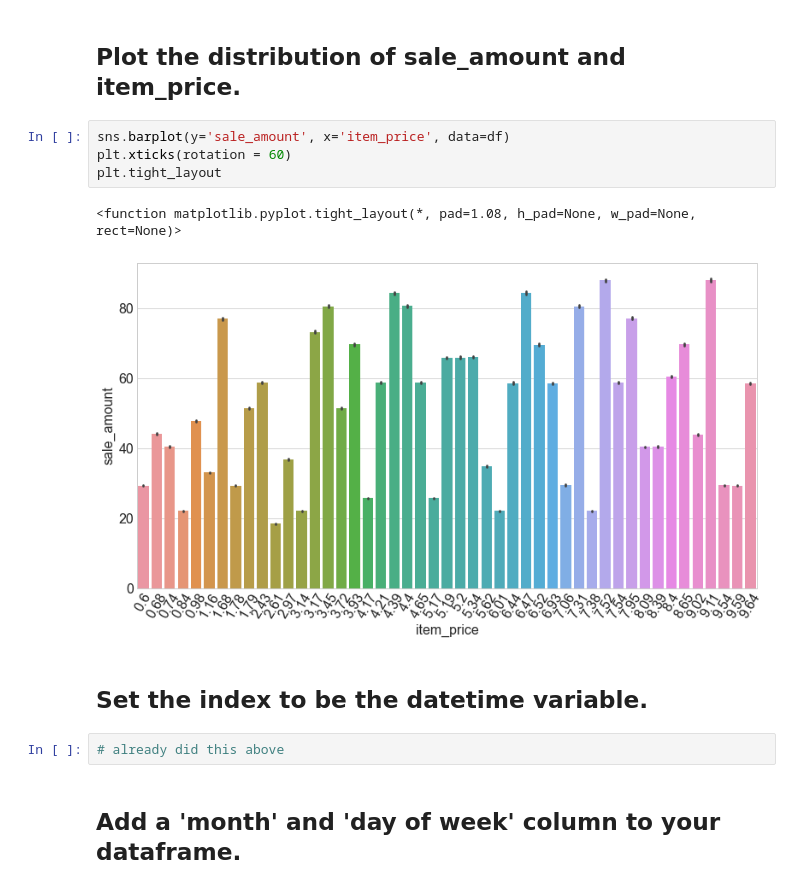
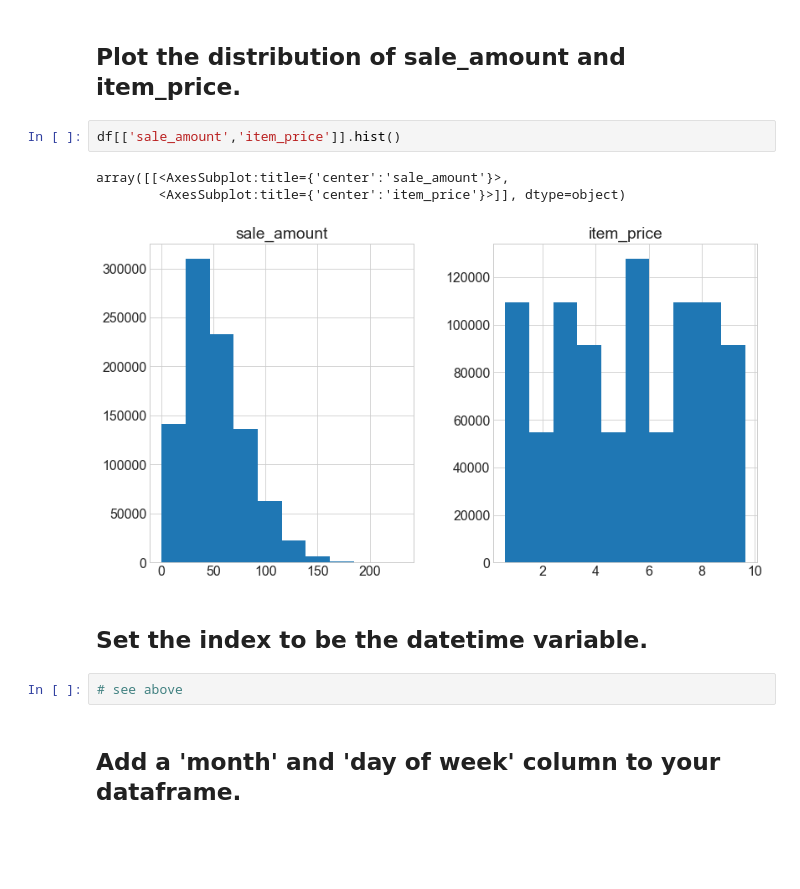
Before and after one commit to brianclements03/time_series_exercises, a Jupyter notebook: TSA_Prepare_Exercises.ipynb, the cells around one changed output. Saved outputs shown, nothing was run; the diff lists cells and outputs as text; blank space fills up the shorter version.

```diff
--- a/TSA_Prepare_Exercises.ipynb
+++ b/TSA_Prepare_Exercises.ipynb
@@ -61,17 +61,16 @@ df.head(1)
 - looks good
 # %% [markdown]
 ## Plot the distribution of sale_amount and item_price.
-# %%
-sns.barplot(y='sale_amount', x='item_price', data=df)
-plt.xticks(rotation = 60)
-plt.tight_layout
-# %% [output]
-<function matplotlib.pyplot.tight_layout(*, pad=1.08, h_pad=None, w_pad=None, rect=None)>
-[figure, removed]
+# %%
+df[['sale_amount','item_price']].hist()
+# %% [output]
+array([[<AxesSubplot:title={'center':'sale_amount'}>,
+        <AxesSubplot:title={'center':'item_price'}>]], dtype=object)
+[figure, added]
 # %% [markdown]
 ## Set the index to be the datetime variable.
 # %%
-# already did this above
+# see above
 # %% [markdown]
 ## Add a 'month' and 'day of week' column to your dataframe.
 # %%
```
Also changed, not shown: parts of 30 cells of this notebook, 4 other files.
